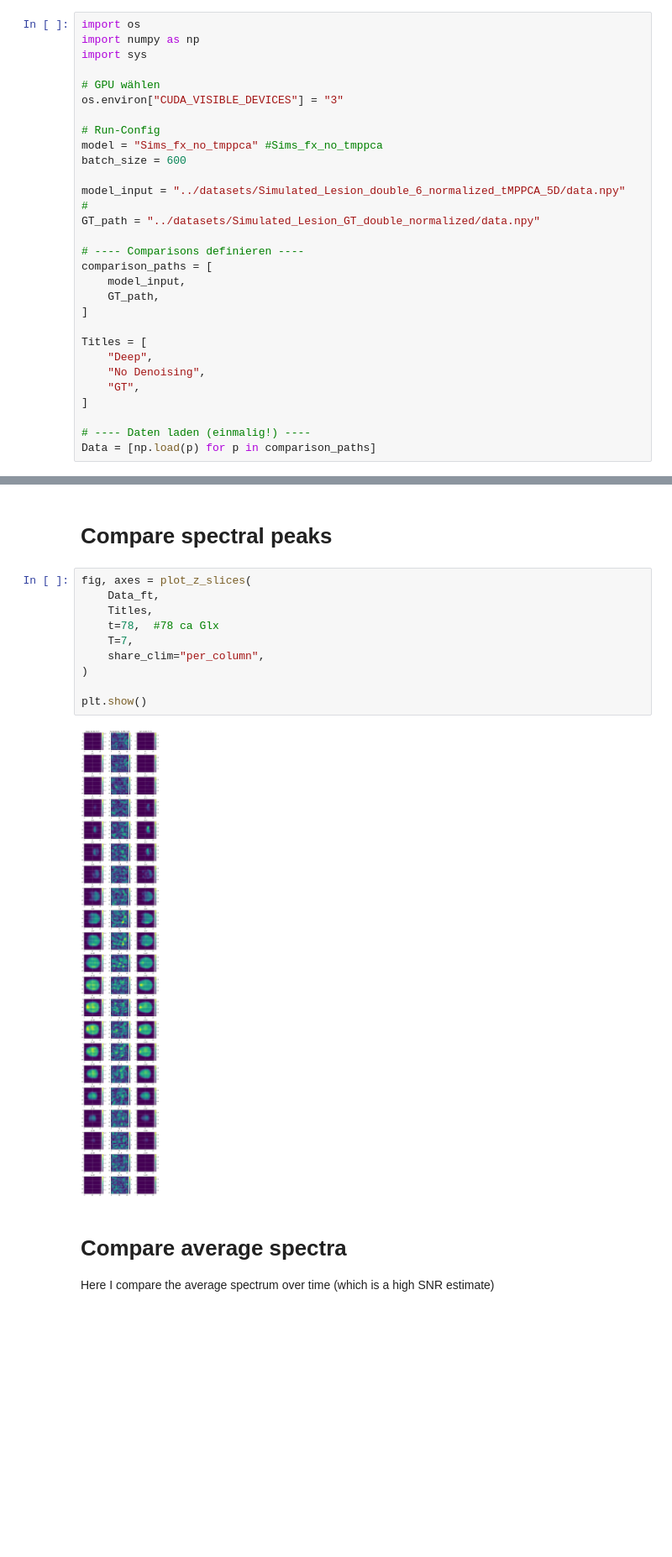
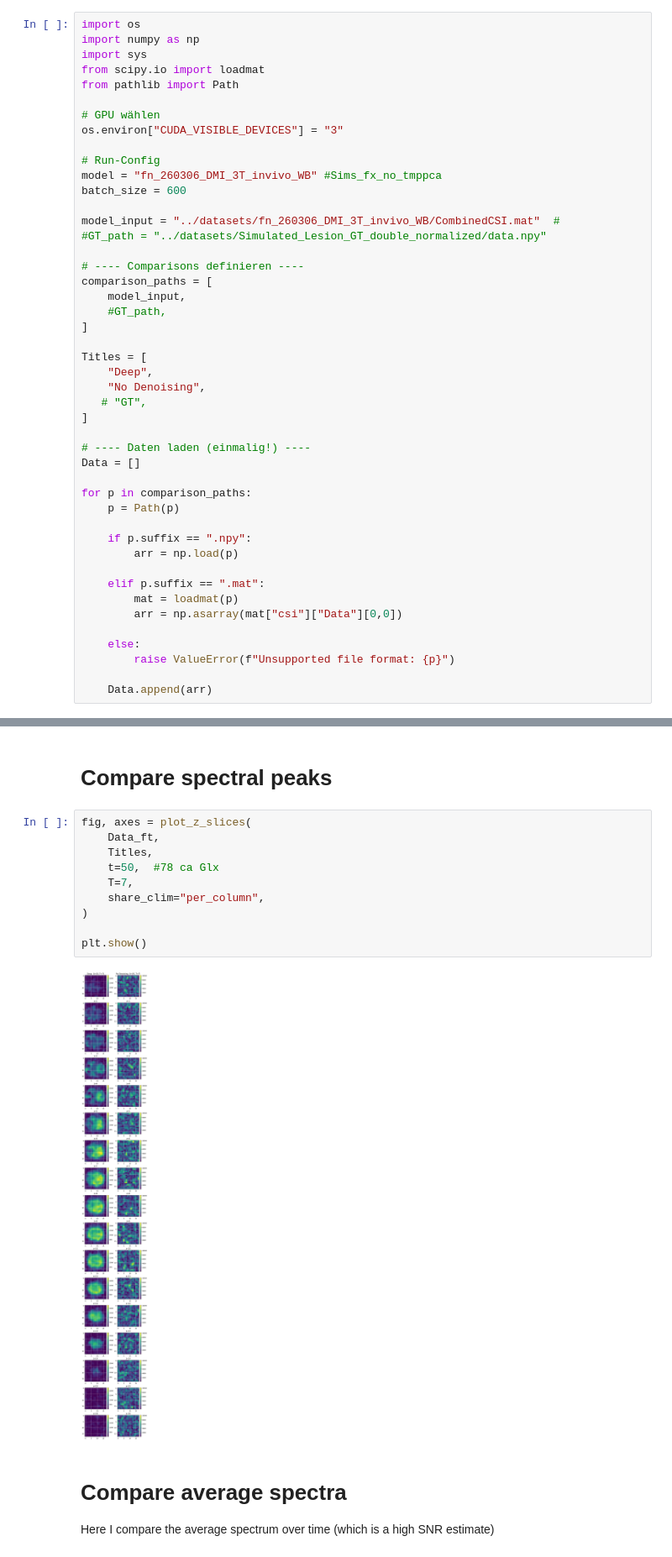
Before and after one commit to EdgarFischer/DMI_Denoising, a Jupyter notebook: notebooks/EvaluateModelBeforeFitting.ipynb, the cells around one changed output, grey strips where cells are left out. Shown at 84% size. Cells and saved outputs as stored; diff of their text form; blank space fills up the shorter version.

Commit message:
Added direct CombinedCSI.mat support

```diff
--- a/notebooks/EvaluateModelBeforeFitting.ipynb
+++ b/notebooks/EvaluateModelBeforeFitting.ipynb
@@ -4,31 +4,48 @@
 import os
 import numpy as np
 import sys
+from scipy.io import loadmat
+from pathlib import Path
 
 # GPU wählen
 os.environ["CUDA_VISIBLE_DEVICES"] = "3"
 
 # Run-Config
-model = "Sims_fx_no_tmppca" #Sims_fx_no_tmppca
+model = "fn_260306_DMI_3T_invivo_WB" #Sims_fx_no_tmppca
 batch_size = 600
 
-model_input = "../datasets/Simulated_Lesion_double_6_normalized_tMPPCA_5D/data.npy"  #
-GT_path = "../datasets/Simulated_Lesion_GT_double_normalized/data.npy"
+model_input = "../datasets/fn_260306_DMI_3T_invivo_WB/CombinedCSI.mat"  #
+#GT_path = "../datasets/Simulated_Lesion_GT_double_normalized/data.npy"
 
 # ---- Comparisons definieren ----
 comparison_paths = [
     model_input,
-    GT_path,
+    #GT_path,
 ]
 
 Titles = [
     "Deep",
     "No Denoising",
-    "GT",
+   # "GT",
 ]
 
 # ---- Daten laden (einmalig!) ----
-Data = [np.load(p) for p in comparison_paths]
+Data = []
+
+for p in comparison_paths:
+    p = Path(p)
+
+    if p.suffix == ".npy":
+        arr = np.load(p)
+
+    elif p.suffix == ".mat":
+        mat = loadmat(p)
+        arr = np.asarray(mat["csi"]["Data"][0,0])
+
+    else:
+        raise ValueError(f"Unsupported file format: {p}")
+
+    Data.append(arr)
 # %% [markdown]
 # Inference
 # %%
@@ -116,15 +133,15 @@ plt.show()
 # %%
 fig, axes = plot_z_slices(
     Data_ft,
     Titles,
-    t=78,  #78 ca Glx
+    t=50,  #78 ca Glx
     T=7,
     share_clim="per_column",
 )
 
 plt.show()
 # %% [output]
-[figure, old version]
+[figure, new version]
 # %% [markdown]
 # Compare average spectra
 Here I compare the average spectrum over time (which is a high SNR estimate)
```
Also changed, not shown: parts of 3 cells of this notebook, 7 other files.
